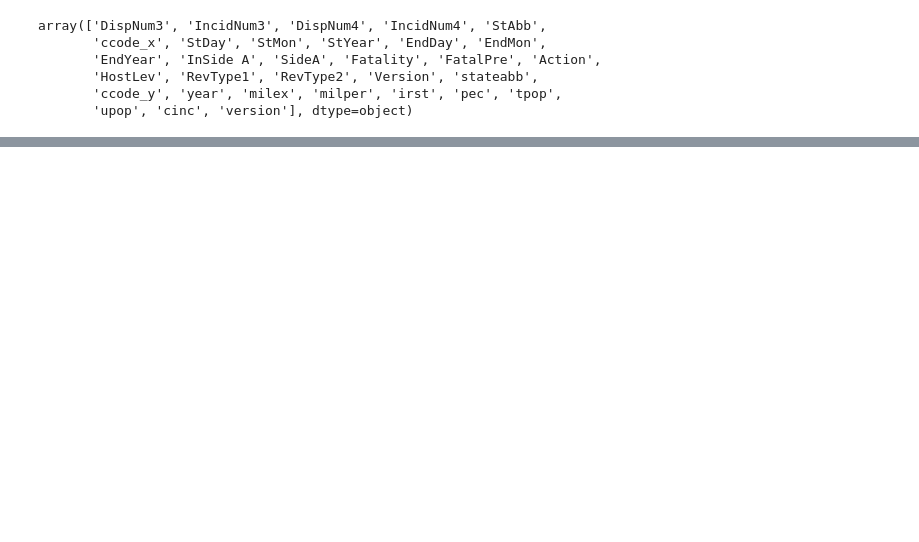
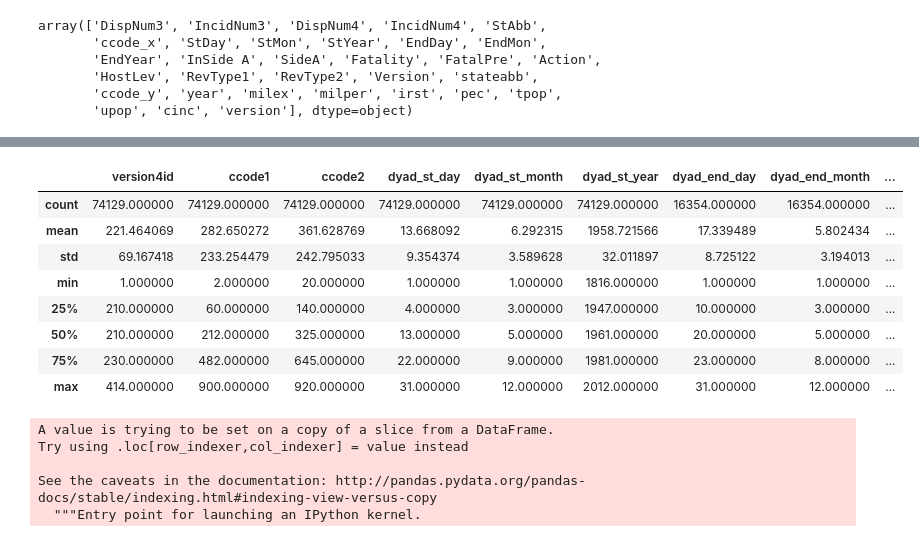
Before and after one commit to denisdunn/conflict_peace, a Jupyter notebook: conflicts_project.ipynb, the cells around one changed output, grey strips where cells are left out. Drawn from its saved outputs; the diff is of its cells as text; code cells hidden in the pictures; blank space fills up the shorter version.

```diff
--- a/conflicts_project.ipynb
+++ b/conflicts_project.ipynb
@@ -109,0 +82,14 @@ Name: HostLev, dtype: int64
+# %%
+alliance=pd.read_csv('/Users/denisdunn/Downloads/version4.1_csv/alliance_v4.1_by_dyad_yearly.csv')
+# %%
+alliance.describe()
+# %% [output]
+|  | version4id | ccode1 | ccode2 | dyad_st_day | dyad_st_month | dyad_st_year | dyad_end_day | dyad_end_month | ... |
+| count | 74129.000000 | 74129.000000 | 74129.000000 | 74129.000000 | 74129.000000 | 74129.000000 | 16354.000000 | 16354.000000 | ... |
+| mean | 221.464069 | 282.650272 | 361.628769 | 13.668092 | 6.292315 | 1958.721566 | 17.339489 | 5.802434 | ... |
+| std | 69.167418 | 233.254479 | 242.795033 | 9.354374 | 3.589628 | 32.011897 | 8.725122 | 3.194013 | ... |
+| min | 1.000000 | 2.000000 | 20.000000 | 1.000000 | 1.000000 | 1816.000000 | 1.000000 | 1.000000 | ... |
+| 25% | 210.000000 | 60.000000 | 140.000000 | 4.000000 | 3.000000 | 1947.000000 | 10.000000 | 3.000000 | ... |
+| 50% | 210.000000 | 212.000000 | 325.000000 | 13.000000 | 5.000000 | 1961.000000 | 20.000000 | 5.000000 | ... |
+| 75% | 230.000000 | 482.000000 | 645.000000 | 22.000000 | 9.000000 | 1981.000000 | 23.000000 | 8.000000 | ... |
+| max | 414.000000 | 900.000000 | 920.000000 | 31.000000 | 12.000000 | 2012.000000 | 31.000000 | 12.000000 | ... |
@@ -109,0 +108,8 @@ Name: HostLev, dtype: int64
+# %%
+ruspact['Allies']=1
+# %% [output]
+A value is trying to be set on a copy of a slice from a DataFrame.
+Try using .loc[row_indexer,col_indexer] = value instead
+
+See the caveats in the documentation: http://pandas.pydata.org/pandas-docs/stable/indexing.html#indexing-view-versus-copy
+  """Entry point for launching an IPython kernel.
```
Also changed, not shown: parts of 32 cells of this notebook, 1 other file.
